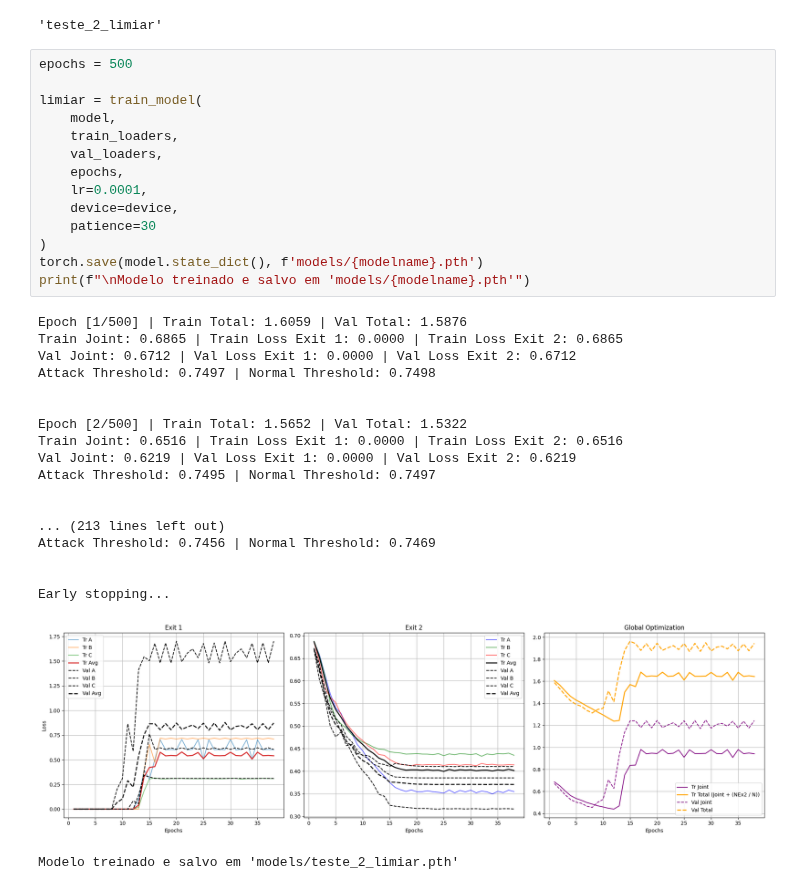
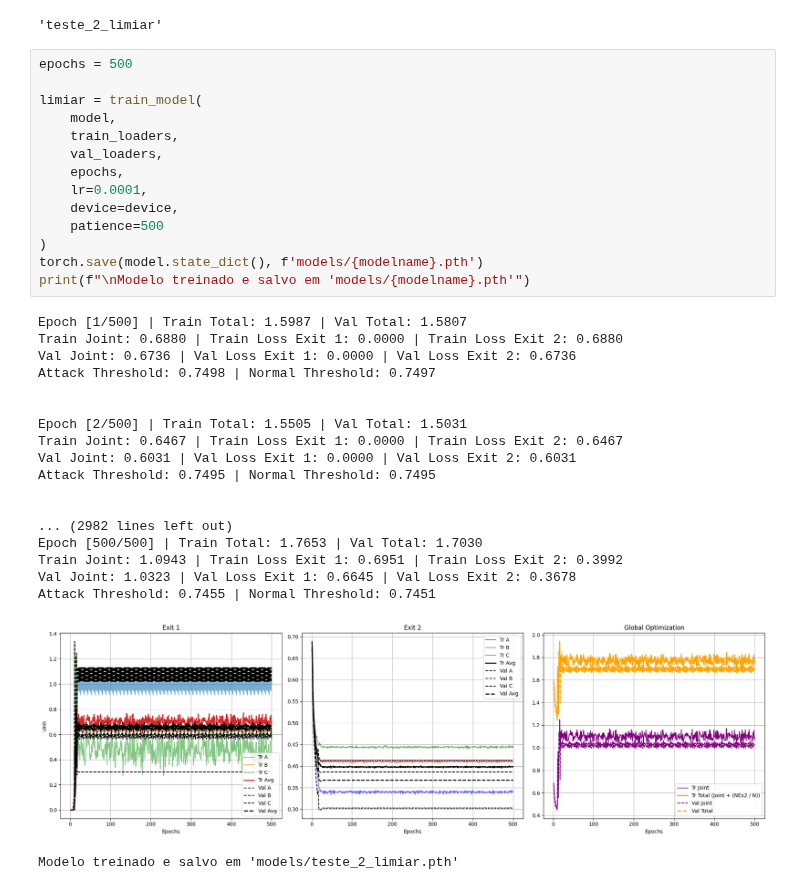
Before and after one commit to LucasSotomaiorAPereira/pibic-25-26, a Jupyter notebook: versao_artigo/main-Copy2.ipynb, the cells around one changed output. Drawn from its saved outputs; the diff is of its cells as text.

```diff
--- a/versao_artigo/main-Copy2.ipynb
+++ b/versao_artigo/main-Copy2.ipynb
@@ -516,36 +521,36 @@ modelname
 # %%
 epochs = 500
 
 limiar = train_model(
     model,
     train_loaders,
     val_loaders,
     epochs,
     lr=0.0001,
     device=device,
-    patience=30
+    patience=500
 )
 torch.save(model.state_dict(), f'models/{modelname}.pth')
 print(f"\nModelo treinado e salvo em 'models/{modelname}.pth'")
 # %% [output]
-Epoch [1/500] | Train Total: 1.6059 | Val Total: 1.5876
-Train Joint: 0.6865 | Train Loss Exit 1: 0.0000 | Train Loss Exit 2: 0.6865
-Val Joint: 0.6712 | Val Loss Exit 1: 0.0000 | Val Loss Exit 2: 0.6712
-Attack Threshold: 0.7497 | Normal Threshold: 0.7498
+Epoch [1/500] | Train Total: 1.5987 | Val Total: 1.5807
+Train Joint: 0.6880 | Train Loss Exit 1: 0.0000 | Train Loss Exit 2: 0.6880
+Val Joint: 0.6736 | Val Loss Exit 1: 0.0000 | Val Loss Exit 2: 0.6736
+Attack Threshold: 0.7498 | Normal Threshold: 0.7497
 
 
-Epoch [2/500] | Train Total: 1.5652 | Val Total: 1.5322
-Train Joint: 0.6516 | Train Loss Exit 1: 0.0000 | Train Loss Exit 2: 0.6516
-Val Joint: 0.6219 | Val Loss Exit 1: 0.0000 | Val Loss Exit 2: 0.6219
-Attack Threshold: 0.7495 | Normal Threshold: 0.7497
+Epoch [2/500] | Train Total: 1.5505 | Val Total: 1.5031
+Train Joint: 0.6467 | Train Loss Exit 1: 0.0000 | Train Loss Exit 2: 0.6467
+Val Joint: 0.6031 | Val Loss Exit 1: 0.0000 | Val Loss Exit 2: 0.6031
+Attack Threshold: 0.7495 | Normal Threshold: 0.7495
 
 
-... (213 lines left out)
-Attack Threshold: 0.7456 | Normal Threshold: 0.7469
-
-
-Early stopping...
+... (2982 lines left out)
+Epoch [500/500] | Train Total: 1.7653 | Val Total: 1.7030
+Train Joint: 1.0943 | Train Loss Exit 1: 0.6951 | Train Loss Exit 2: 0.3992
+Val Joint: 1.0323 | Val Loss Exit 1: 0.6645 | Val Loss Exit 2: 0.3678
+Attack Threshold: 0.7455 | Normal Threshold: 0.7451
-[figure, old version]
+[figure, new version]
 Modelo treinado e salvo em 'models/teste_2_limiar.pth'
 # %%
 model.load_state_dict(torch.load(f'models/{modelname}.pth'))
```
Also changed, not shown: parts of 2 cells of this notebook.
